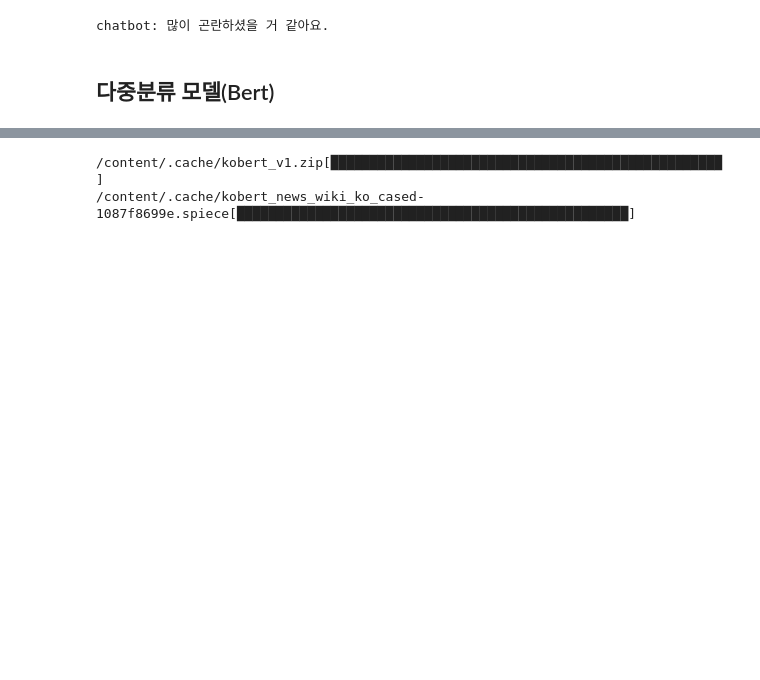
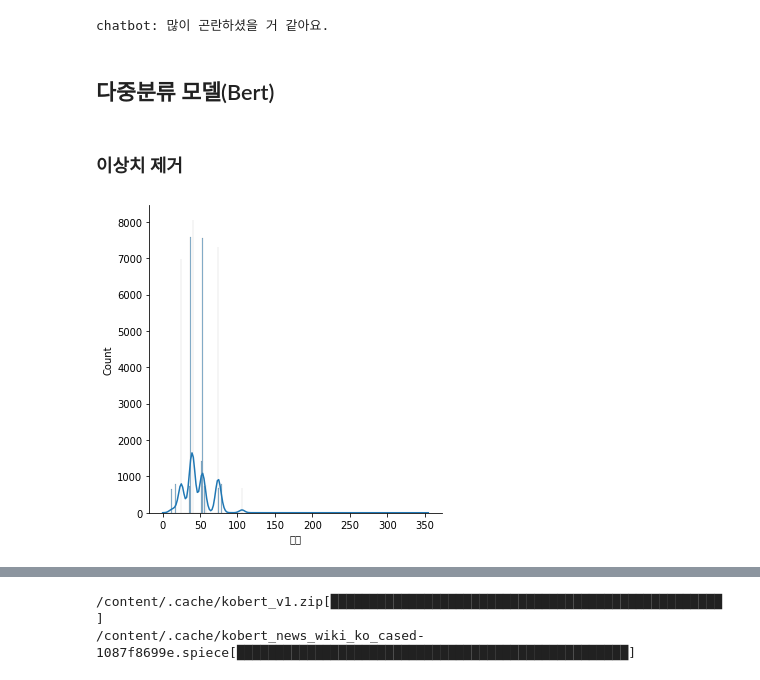
Before and after one commit to poandpo/-Korean-chatbot, a Jupyter notebook: AI_06_임채은.ipynb, the cells around one changed output, grey strips where cells are left out. Drawn from its saved outputs; the diff is of its cells as text; code cells hidden in the pictures; blank space fills up the shorter version.

```diff
--- a/AI_06_임채은.ipynb
+++ b/AI_06_임채은.ipynb
@@ -889,3 +1139,10 @@ return_answer('너무 힘들어') #3
 chatbot: 많이 곤란하셨을 거 같아요.
 # %% [markdown]
 ## 다중분류 모델(Bert)
+# %% [markdown]
+### 이상치 제거
+# %%
+# label 이상치 확인
+sns.displot(df['구분'],kde=True);
+# %% [output]
+[figure, added]
```
Also changed, not shown: parts of 74 cells of this notebook.
